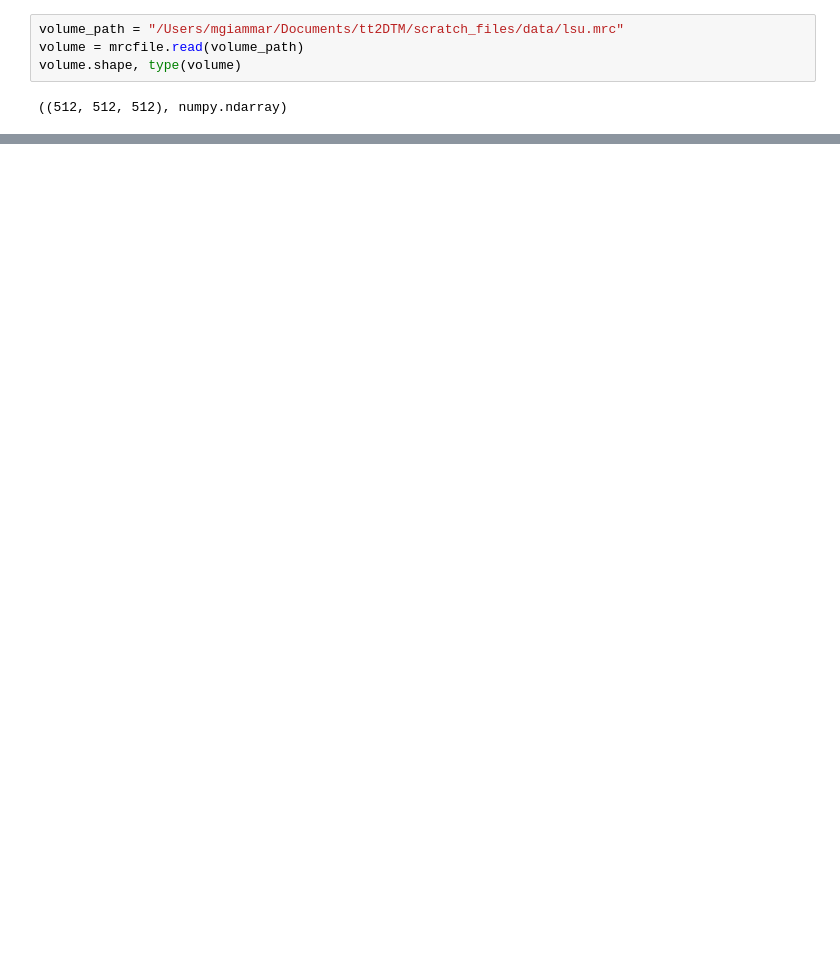
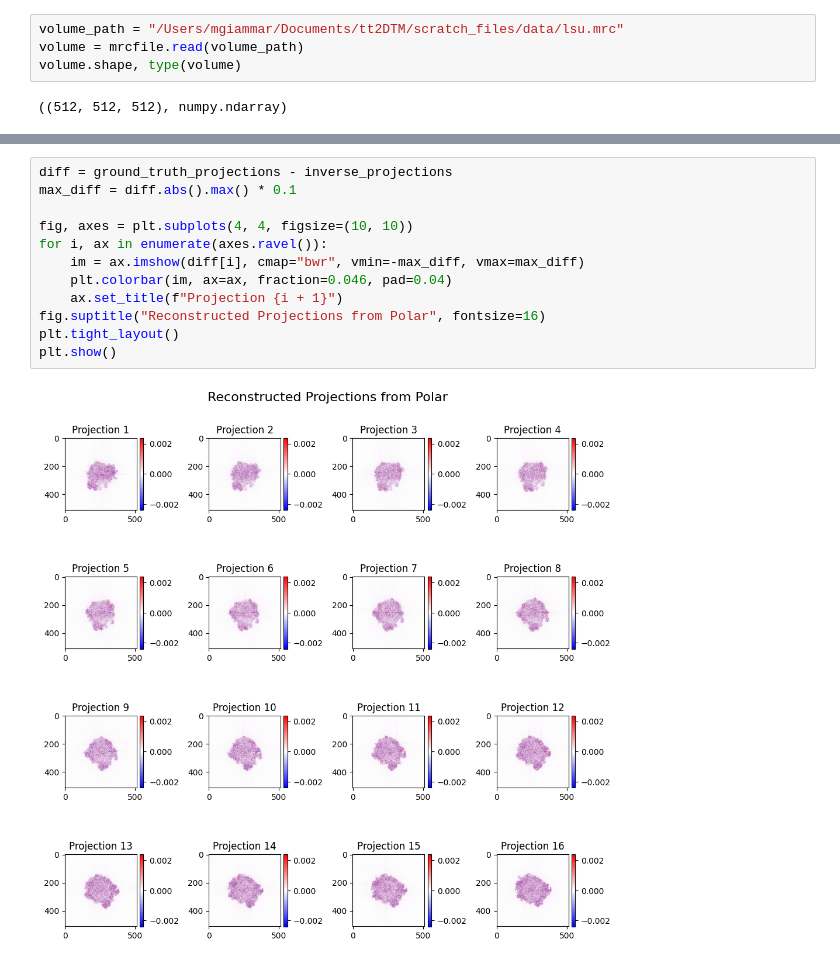
Before and after one commit to Lucaslab-Berkeley/Panther-EM, a Jupyter notebook: examples/polar_projections.ipynb, the cells around one changed output, grey strips where cells are left out. Cells and saved outputs as stored; diff of their text form; blank space fills up the shorter version.

```diff
--- a/examples/polar_projections.ipynb
+++ b/examples/polar_projections.ipynb
@@ -64,0 +75,14 @@ plt.show()
+# %%
+diff = ground_truth_projections - inverse_projections
+max_diff = diff.abs().max() * 0.1
+
+fig, axes = plt.subplots(4, 4, figsize=(10, 10))
+for i, ax in enumerate(axes.ravel()):
+    im = ax.imshow(diff[i], cmap="bwr", vmin=-max_diff, vmax=max_diff)
+    plt.colorbar(im, ax=ax, fraction=0.046, pad=0.04)
+    ax.set_title(f"Projection {i + 1}")
+fig.suptitle("Reconstructed Projections from Polar", fontsize=16)
+plt.tight_layout()
+plt.show()
+# %% [output]
+[figure, added]
```
Also changed, not shown: parts of 7 cells of this notebook, 10 other files.
